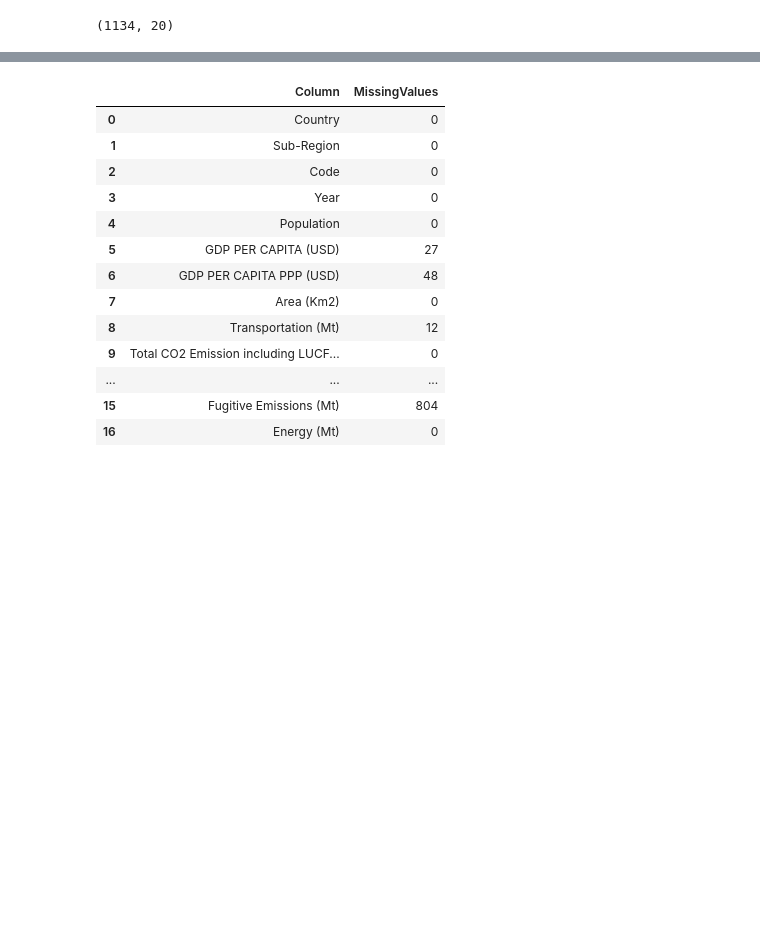
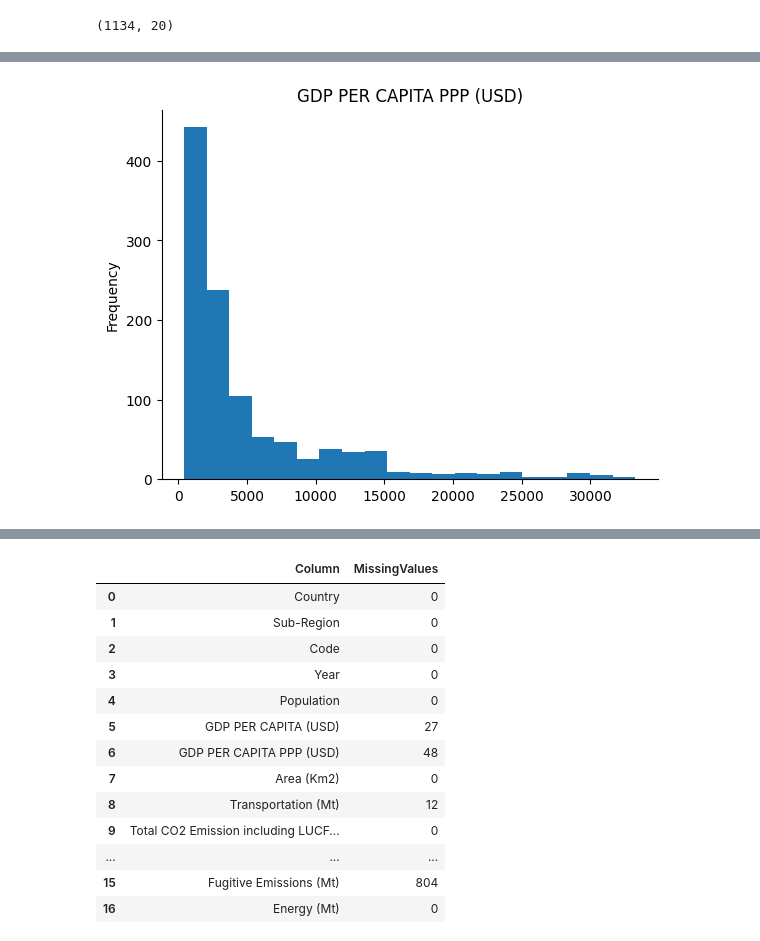
Before and after one commit to kiboiWanjohi/EASY_ML, a Jupyter notebook: Tutorials/pytorch_tutorial_carbon_emmision_data.ipynb, the cells around one changed output, grey strips where cells are left out. Cells and saved outputs as stored; diff of their text form; code cells hidden in the pictures; blank space fills up the shorter version.

```diff
--- a/Tutorials/pytorch_tutorial_carbon_emmision_data.ipynb
+++ b/Tutorials/pytorch_tutorial_carbon_emmision_data.ipynb
@@ -728,0 +775,8 @@ df.shape
+# %%
+# @title GDP PER CAPITA PPP (USD)
+
+from matplotlib import pyplot as plt
+df['GDP PER CAPITA PPP (USD)'].plot(kind='hist', bins=20, title='GDP PER CAPITA PPP (USD)')
+plt.gca().spines[['top', 'right',]].set_visible(False)
+# %% [output]
+[figure, added]
```
Also changed, not shown: parts of 27 cells of this notebook.
